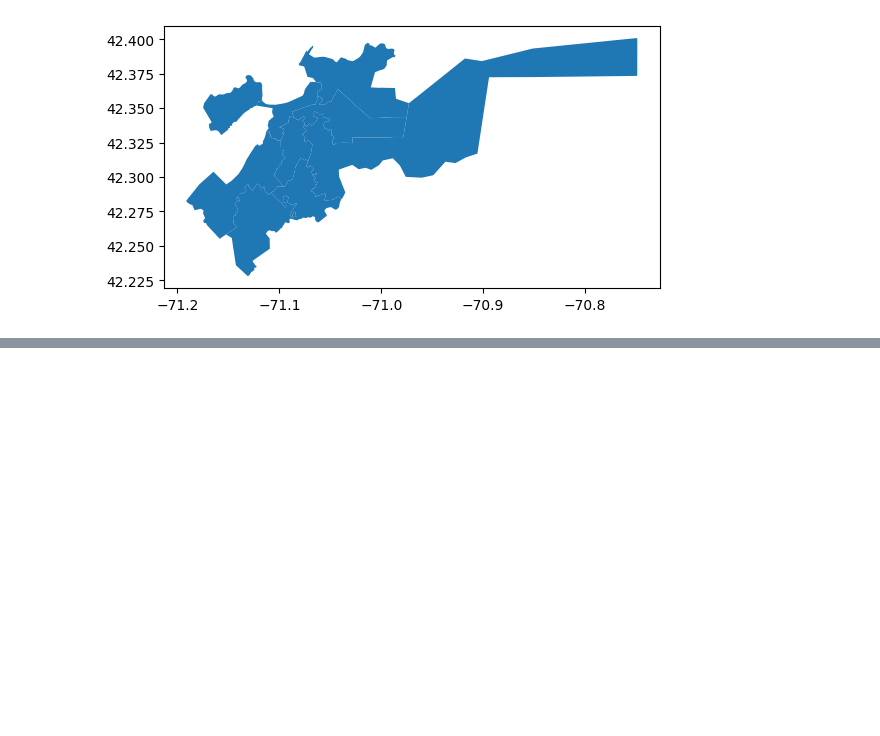
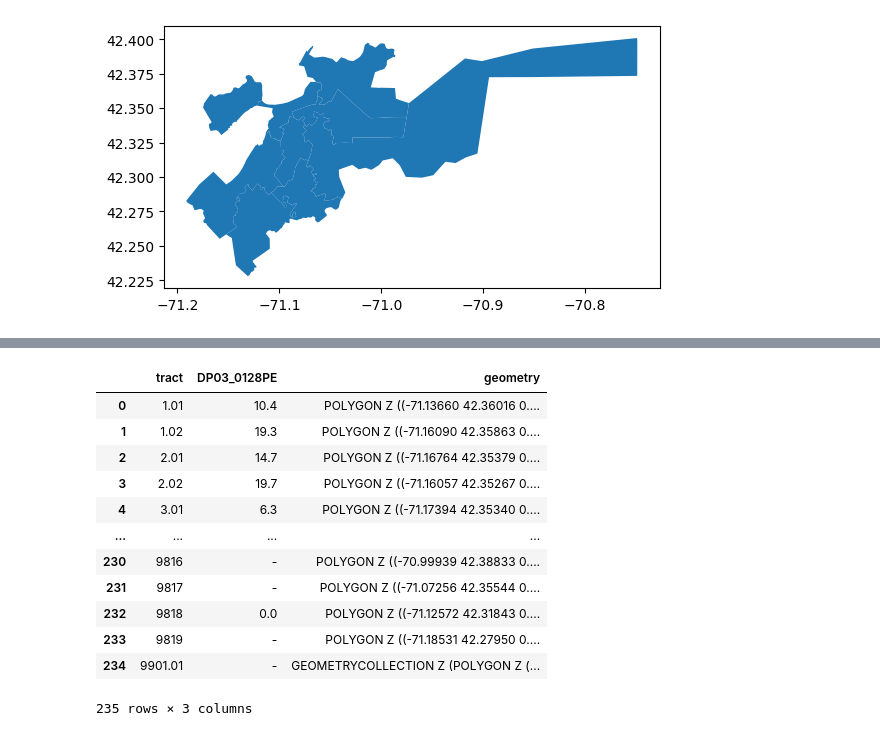
Before and after one commit to BU-Spark/ds-councilor-lara-ubi, a Jupyter notebook: spring23-team-2/maps_visuals.ipynb, the cells around one changed output, grey strips where cells are left out. Saved outputs shown, nothing was run; the diff lists cells and outputs as text; code cells hidden in the pictures; blank space fills up the shorter version.

```diff
--- a/spring23-team-2/maps_visuals.ipynb
+++ b/spring23-team-2/maps_visuals.ipynb
@@ -36,0 +107,20 @@ df_tracts['geometry'].plot()
+# %%
+
+
+df_analysis = df[['tract', 'DP03_0128PE']].merge(df_tracts, left_on='tract', right_on='tract')
+
+df_analysis
+# %% [output]
+|  | tract | DP03_0128PE | geometry |
+| 0 | 1.01 | 10.4 | POLYGON Z ((-71.13660 42.36016 0.... |
+| 1 | 1.02 | 19.3 | POLYGON Z ((-71.16090 42.35863 0.... |
+| 2 | 2.01 | 14.7 | POLYGON Z ((-71.16764 42.35379 0.... |
+| 3 | 2.02 | 19.7 | POLYGON Z ((-71.16057 42.35267 0.... |
+| 4 | 3.01 | 6.3 | POLYGON Z ((-71.17394 42.35340 0.... |
+| ... | ... | ... | ... |
+| 230 | 9816 | - | POLYGON Z ((-70.99939 42.38833 0.... |
+| 231 | 9817 | - | POLYGON Z ((-71.07256 42.35544 0.... |
+| 232 | 9818 | 0.0 | POLYGON Z ((-71.12572 42.31843 0.... |
+| 233 | 9819 | - | POLYGON Z ((-71.18531 42.27950 0.... |
+| 234 | 9901.01 | - | GEOMETRYCOLLECTION Z (POLYGON Z (... |
+235 rows × 3 columns
```
Also changed, not shown: parts of 12 cells of this notebook, 1 other file.
